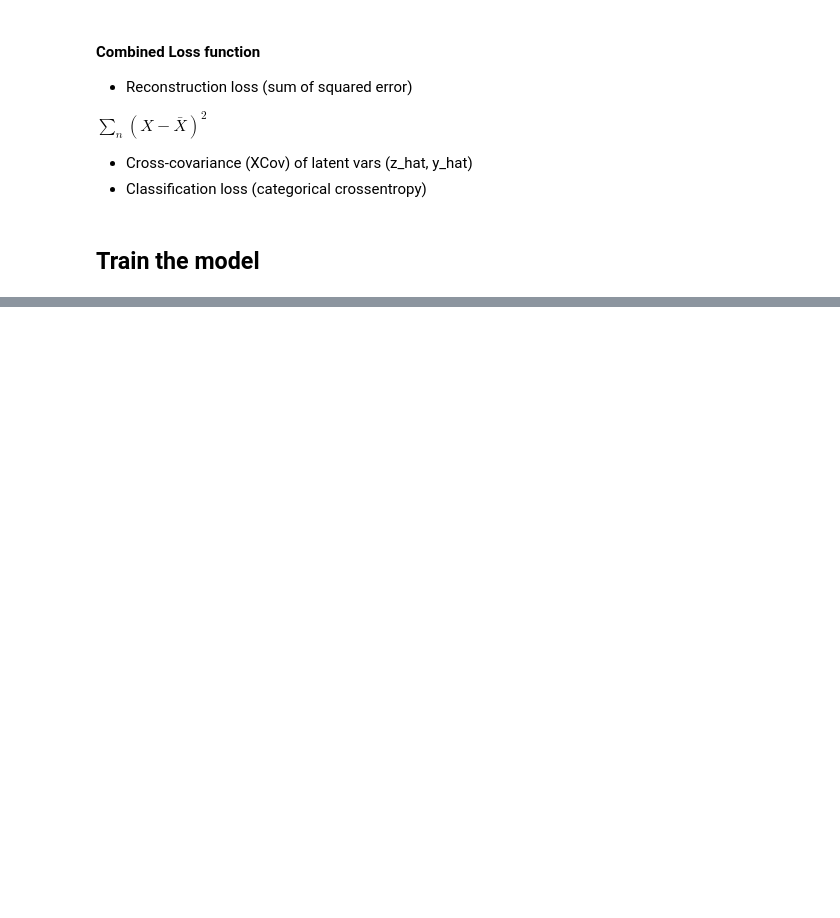
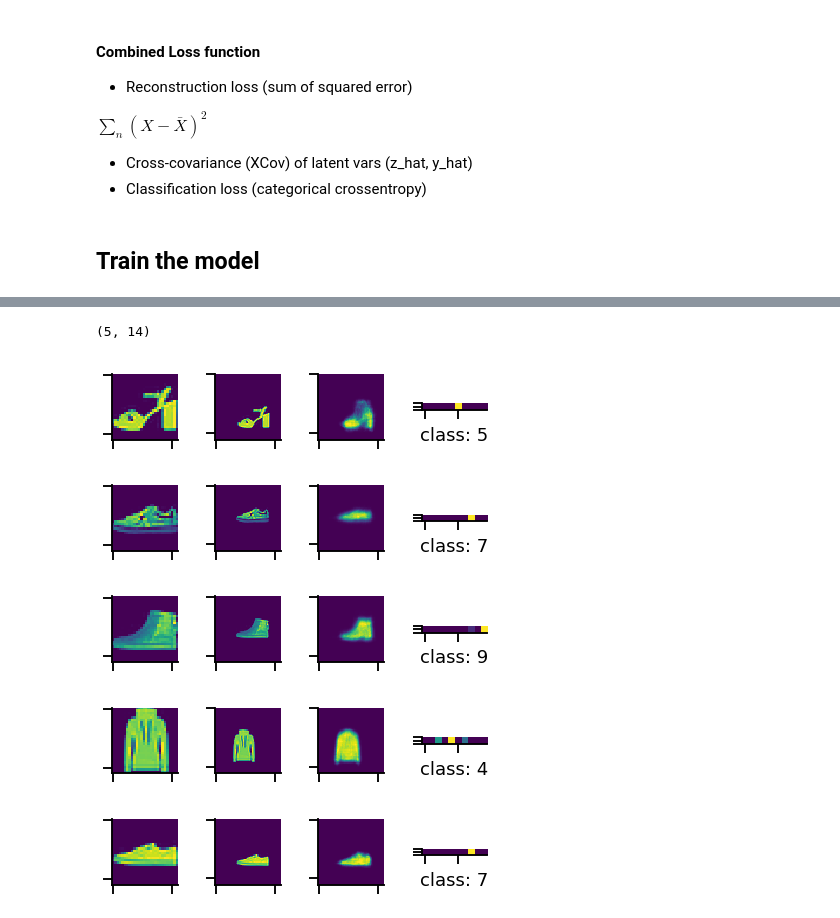
Before and after one commit to elijahc/vae, a Jupyter notebook: notebooks/04-tandem-vae-fa.ipynb, the cells around one changed output, grey strips where cells are left out. Cells and saved outputs as stored; diff of their text form; code cells hidden in the pictures; blank space fills up the shorter version.

```diff
--- a/notebooks/04-tandem-vae-fa.ipynb
+++ b/notebooks/04-tandem-vae-fa.ipynb
@@ -229,7 +226,7 @@ def xentropy(y_true,y_pred):
 def recon_mse(y_true,y_pred):
     return K.mean(K.sum(K.square(y_pred-inputs),axis=-1),axis=0)
 # %%
-recon_loss = ReconstructionLoss(inputs=inputs,outputs=decoded_mean,weight=1)
+recon_loss = ReconstructionLoss(inputs=inputs,outputs=decoded_mean,weight=10)
 xcov = XCov(y_class,z_mean,weight=1)
 # kl_loss_z = KLDivergenceLoss(z_log_sigma,z_mean,weight=0.001,name='DKL_z')
 # kl_loss_y = KLDivergenceLoss(y_hat_sigma,y_hat_mean, weight=0.0001, name='DKL_y')
@@ -263,7 +260,7 @@ ToN = TerminateOnNaN()
 # %%
 tandem_vae.fit(x=sx_train,y=y_train_oh,validation_split=0.1,
                shuffle=True,
-               epochs=50,
+               epochs=10,
                batch_size=128,
                callbacks=[es_logger,ToN],
                verbose=0
@@ -293,7 +307,6 @@ tandem_vae.summary()
 # %%
 z_mean_encoder = Model(inputs,z_mean)
-y_hat_encoder = Model(inputs,y_hat)
-y_int_encoder = Model(inputs,y_int)
+y_hat_encoder = Model(inputs,y_class)
 classifier = Model(inputs,y_class)
 decoder_inp = Input(shape=(y_dim+z_dim,))
 dec_layers = tandem_vae.layers[-3:]
@@ -333,13 +370,14 @@ axs[1].hist2d(delta_test[:,0],delta_test[:,1]);
 # %%
 examples=5
+space_dims = [2,1]
 sns.set_context('talk')
 # sns.set_style('whitegrid')
 y_test_oh = to_categorical(y_test,num_classes=10)
 
-z0mean = z_mean_enc[:,0].mean()
-z1mean = z_mean_enc[:,1].mean()
-z0_sigma = z_mean_enc[:,0].std()
-z1_sigma = z_mean_enc[:,1].std()
+z0mean = z_mean_enc[:,space_dims[0]].mean()
+z1mean = z_mean_enc[:,space_dims[1]].mean()
+z0_sigma = z_mean_enc[:,space_dims[0]].std()
+z1_sigma = z_mean_enc[:,space_dims[1]].std()
 # z2_sigma = x_test_lat_enc[:,2].std()
 
 fig,axs = plt.subplots(examples,4,figsize=(6,8))
@@ -348,35 +386,38 @@ choices = np.random.choice(np.arange(len(y_test)),examples)
 lat_vec_ = np.concatenate([z_mean_enc[choices],y_hat_enc[choices]],axis=1)
 print(lat_vec_.shape)
 dec_test = generator.predict(lat_vec_)
 
 # print(x_test_encoded[choices])
 
 for i,idx in enumerate(choices):
     rec_true_im = x_test[idx].reshape(28,28)
     in_im = sx_test[idx].reshape(28*2,28*2)
     dec_im = dec_test[i].reshape(28*2,28*2)
 
     axs[i,0].imshow(rec_true_im)
     axs[i,0].set_xticklabels([])
     axs[i,0].set_yticklabels([])
 
     axs[i,1].imshow(in_im)
     axs[i,1].set_xticklabels([])
     axs[i,1].set_yticklabels([])
 
     axs[i,2].imshow(dec_im)
     axs[i,2].set_xticklabels([])
     axs[i,2].set_yticklabels([])
 #     axs[2,i].set_xlabel("class: {}".format(str(np.argmax(y_class_enc[idx]))))
 
     axs[i,3].imshow(y_class_enc[idx].reshape(-1,1).T)
     axs[i,3].set_xticklabels([])
     axs[i,3].set_yticklabels([])
     axs[i,3].set_xlabel("class: {}".format(str(np.argmax(y_class_enc[idx]))))
 
-# plt.tight_layout()
-# sns.despine(fig=fig)
+plt.tight_layout()
+sns.despine(fig=fig)
 # plt.imshow(dec_test[2].reshape(28,28).T)
+# %% [output]
+(5, 14)
+[figure, added]
 # %%
 idx=2
 bins = 11
```
Also changed, not shown: parts of 25 cells of this notebook, 7 other files.
